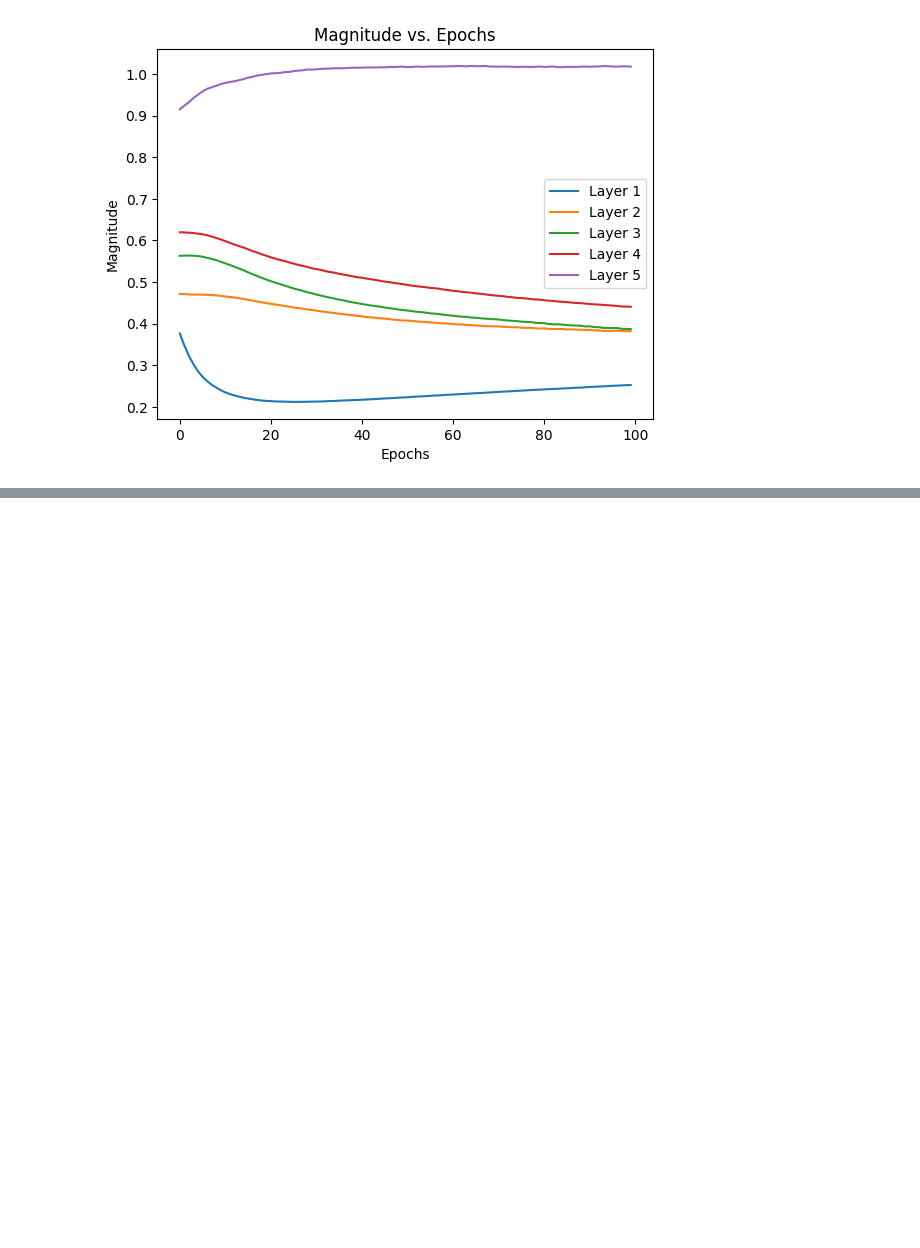
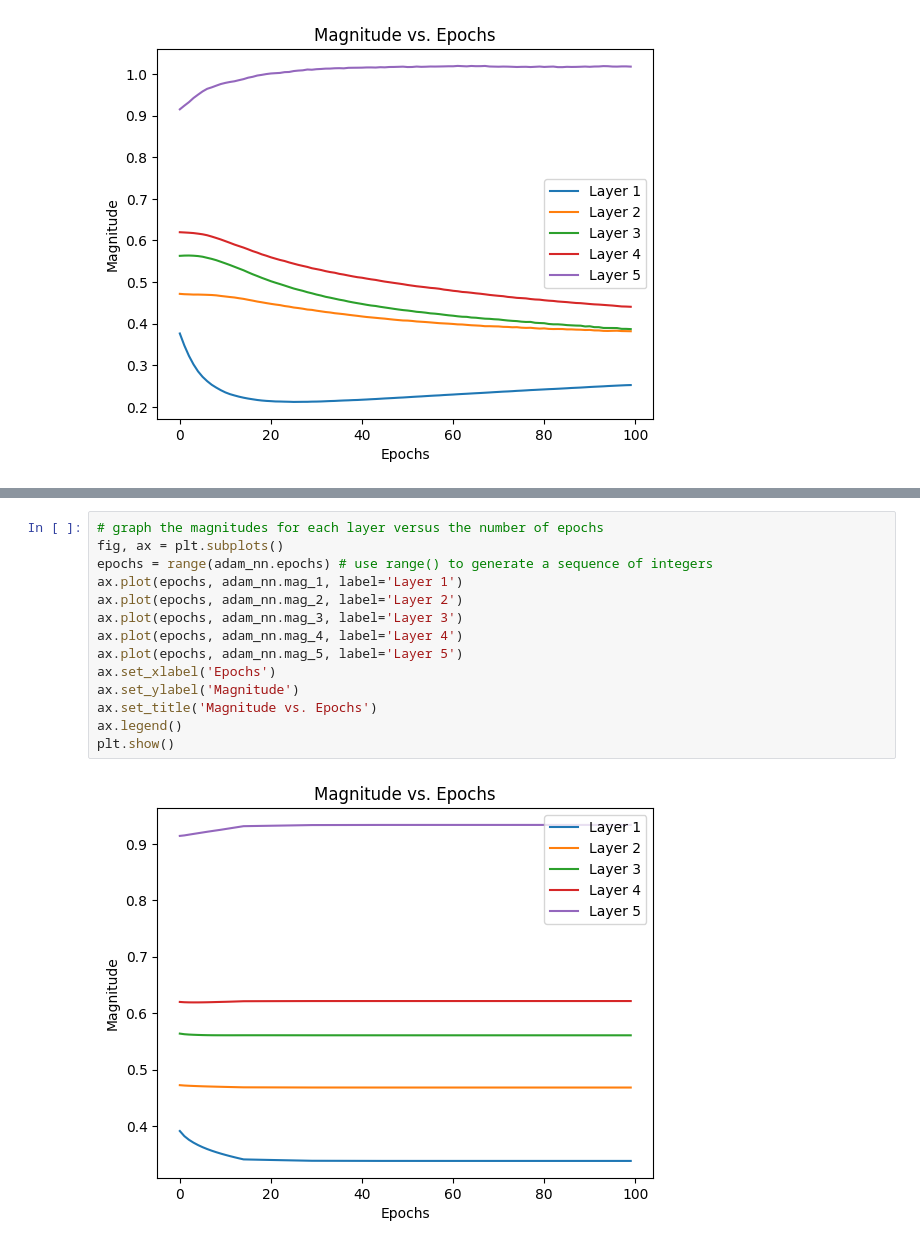
Before and after one commit to wyattsaltzman/ML-F23-Lab4, a Jupyter notebook: lab4.ipynb, the cells around one changed output, grey strips where cells are left out. Saved outputs shown, nothing was run; the diff lists cells and outputs as text; blank space fills up the shorter version.

```diff
--- a/lab4.ipynb
+++ b/lab4.ipynb
@@ -1839,0 +2012,16 @@ plt.show()
+# %%
+# graph the magnitudes for each layer versus the number of epochs
+fig, ax = plt.subplots()
+epochs = range(adam_nn.epochs) # use range() to generate a sequence of integers
+ax.plot(epochs, adam_nn.mag_1, label='Layer 1')
+ax.plot(epochs, adam_nn.mag_2, label='Layer 2')
+ax.plot(epochs, adam_nn.mag_3, label='Layer 3')
+ax.plot(epochs, adam_nn.mag_4, label='Layer 4')
+ax.plot(epochs, adam_nn.mag_5, label='Layer 5')
+ax.set_xlabel('Epochs')
+ax.set_ylabel('Magnitude')
+ax.set_title('Magnitude vs. Epochs')
+ax.legend()
+plt.show()
+# %% [output]
+[figure, added]
```
Also changed, not shown: parts of 4 cells of this notebook.
